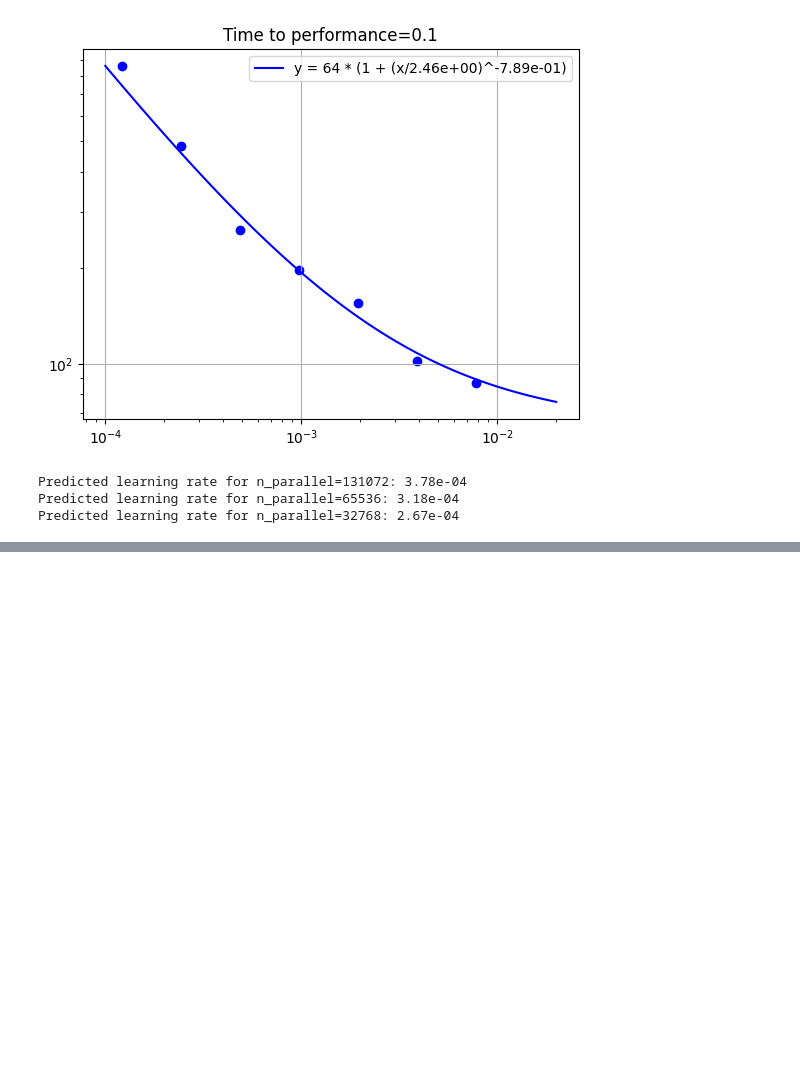
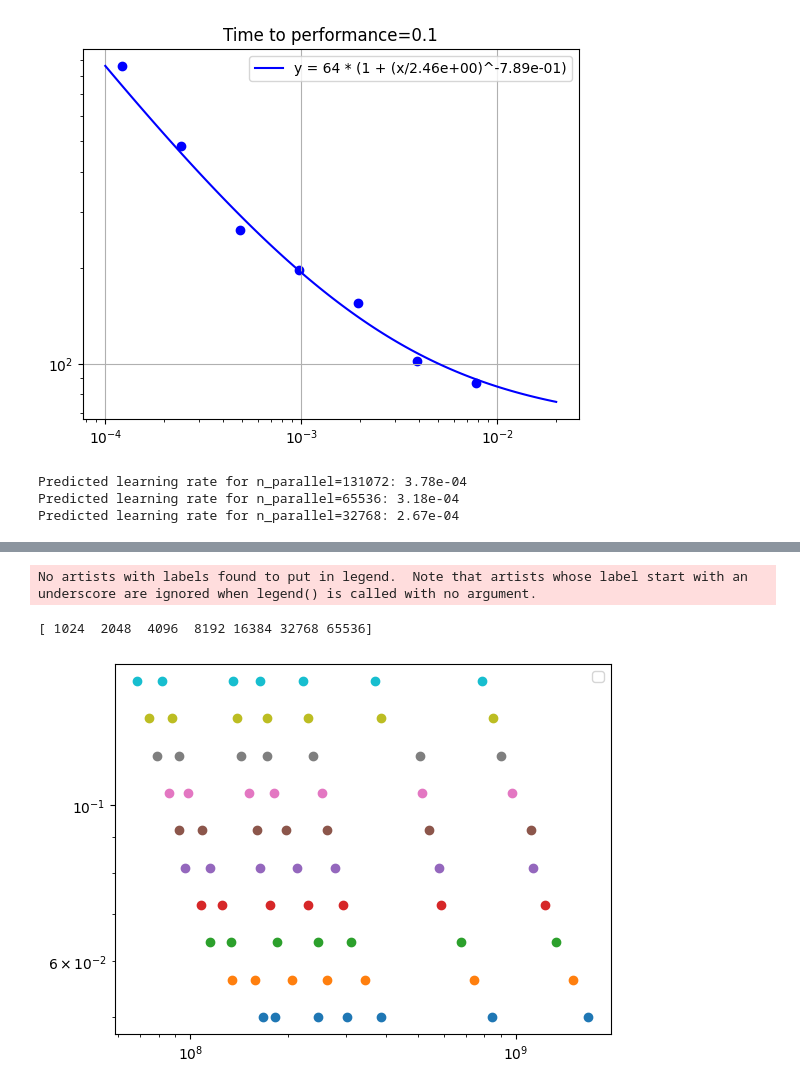
Before and after one commit to orybkin/IsaacGymEnvs, a Jupyter notebook: isaacgymenvs/sac/qscaled_pareto.ipynb, the cells around one changed output, grey strips where cells are left out. Drawn from its saved outputs; the diff is of its cells as text; code cells hidden in the pictures; blank space fills up the shorter version.

```diff
--- a/isaacgymenvs/sac/qscaled_pareto.ipynb
+++ b/isaacgymenvs/sac/qscaled_pareto.ipynb
@@ -82,0 +207,23 @@ Predicted learning rate for n_parallel=32768: 2.67e-04
+# %%
+# Make crossings an array of shape (n_batch_sizes, n_targets)
+
+batch_sizes = np.array(sorted([int(col.split('_b')[1].split('_')[0]) for col in failure_cols]))
+print(batch_sizes)
+
+# make crossings an array
+np_crossings = dict((x,np.array(list(y.values()))) for x,y in all_crossings.items()) # remove dict
+np_crossings = dict((int(x.split('_b')[1].split('_')[0]),y) for x,y in np_crossings.items()) # get batch size
+np_crossings = np.array([np_crossings[batch_size] for batch_size in batch_sizes])
+
+# plot crossings
+for j, target in enumerate(time_to_x):
+    plt.scatter(np_crossings[:,j], [target] * len(np_crossings[:,j]))
+
+plt.xscale('log')
+plt.yscale('log')
+plt.legend()
+plt.show()
+# %% [output]
+No artists with labels found to put in legend.  Note that artists whose label start with an underscore are ignored when legend() is called with no argument.
+[ 1024  2048  4096  8192 16384 32768 65536]
+[figure, added]
```
Also changed, not shown: parts of 8 cells of this notebook, 9 other files.
